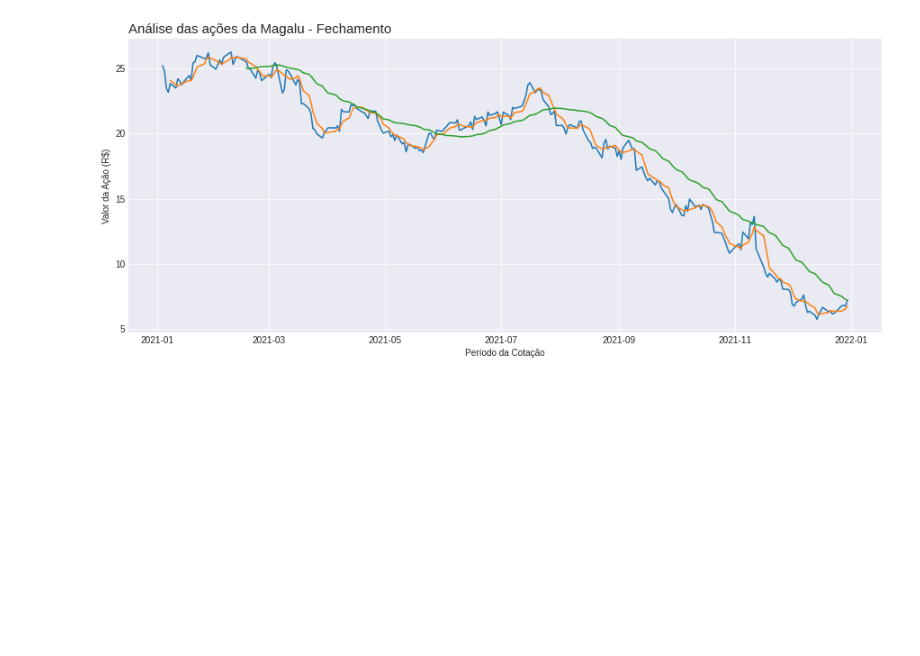
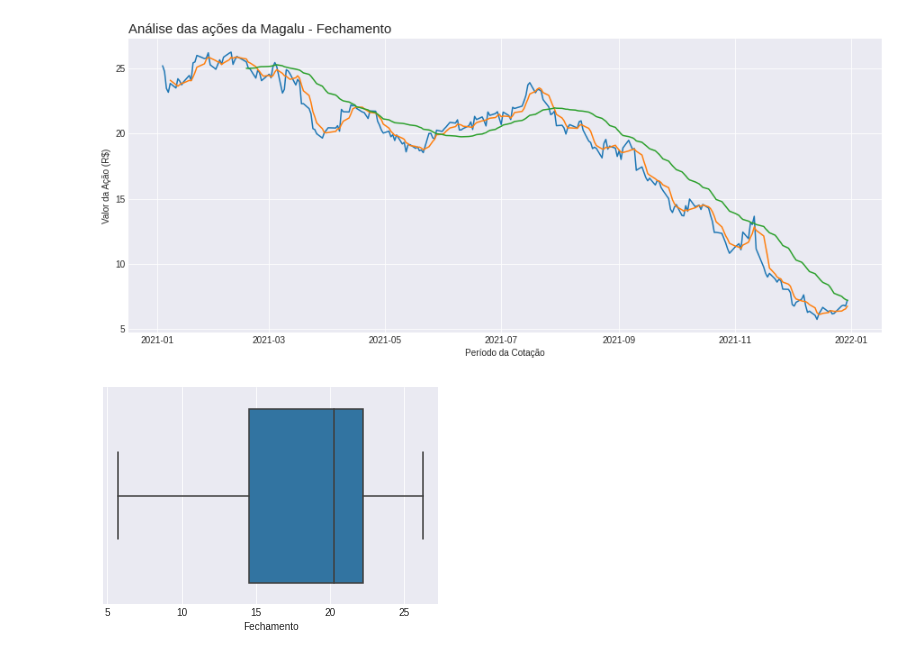
Before and after one commit to JardelSilva-86/Python-para-An-lise-de-Dados, a Jupyter notebook: Projeto_3_Mercado_Financeiro.ipynb, the cells around one changed output. Cells and saved outputs as stored; diff of their text form; code cells hidden in the pictures; blank space fills up the shorter version.

```diff
--- a/Projeto_3_Mercado_Financeiro.ipynb
+++ b/Projeto_3_Mercado_Financeiro.ipynb
@@ -129,3 +129,7 @@ plt.xlabel( 'Período da Cotação' )
 plt.ylabel( 'Valor da Ação (R$)' );
 # %% [output]
 [figure]
+# %%
+sns.boxplot( data=dados, x='Fechamento' );
+# %% [output]
+[figure, added]
```
Also changed, not shown: parts of 4 cells of this notebook.
